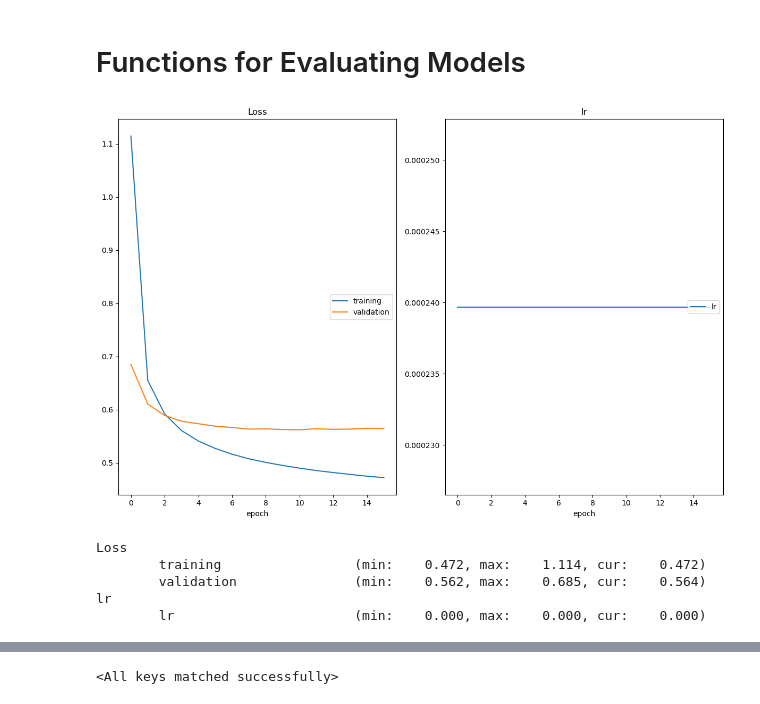
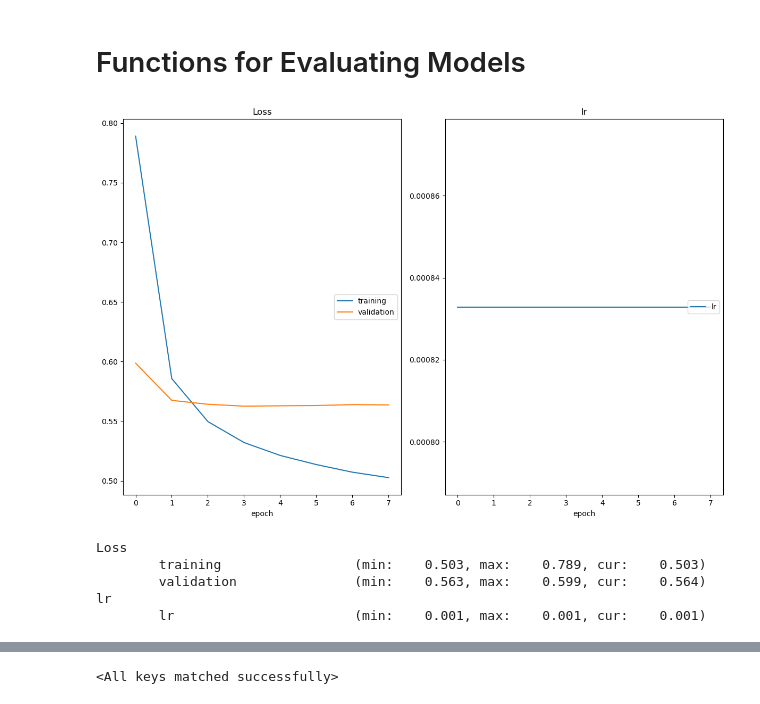
Before and after one commit to gw3ntd/ml2_proj4, a Jupyter notebook: bach.ipynb, the cells around one changed output, grey strips where cells are left out. Drawn from its saved outputs; the diff is of its cells as text; code cells hidden in the pictures.

Commit message:
model5

```diff
--- a/bach.ipynb
+++ b/bach.ipynb
@@ -329,7 +360,7 @@ model = BachModel().to(device)
 import torchmetrics
 # %%
 torch.manual_seed(42)
-optimizer = torch.optim.Adam(model.parameters(), lr=0.00023969392522141887)
+optimizer = torch.optim.Adam(model.parameters(), lr=0.0008328891086566471)
 loss = nn.CrossEntropyLoss()
 scheduler = torch.optim.lr_scheduler.ReduceLROnPlateau(
         optimizer, mode="min", patience=10, factor=0.1)
@@ -434,21 +465,21 @@ from tqdm import tqdm
 # %%
 n_epochs = 100
 
 optimize(
     data_loaders,
     model,
     optimizer,
     loss,
     n_epochs,
-    'model4.pt',
+    'model5.pt',
     7,
     scheduler,
     interactive_tracking=True
 )
 # %% [output]
-[figure, old version]
+[figure, new version]
 Loss
-        training                 (min:    0.472, max:    1.114, cur:    0.472)
-        validation               (min:    0.562, max:    0.685, cur:    0.564)
+        training                 (min:    0.503, max:    0.789, cur:    0.503)
+        validation               (min:    0.563, max:    0.599, cur:    0.564)
 lr
-        lr                       (min:    0.000, max:    0.000, cur:    0.000)
+        lr                       (min:    0.001, max:    0.001, cur:    0.001)
```
Also changed, not shown: parts of 6 cells of this notebook, 3 other files.
